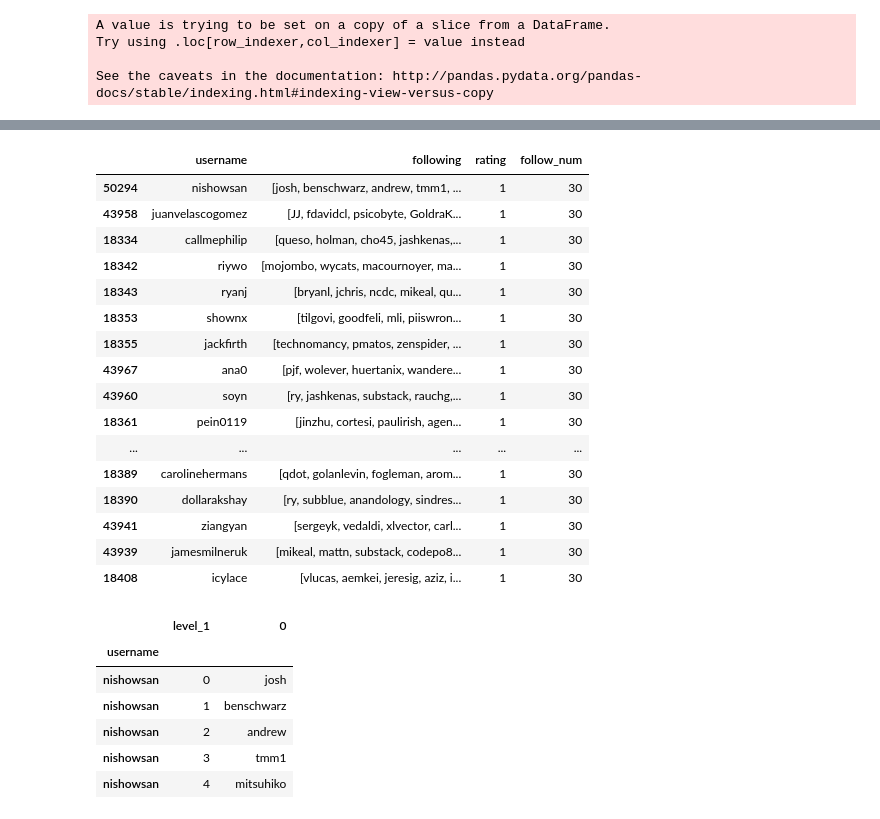
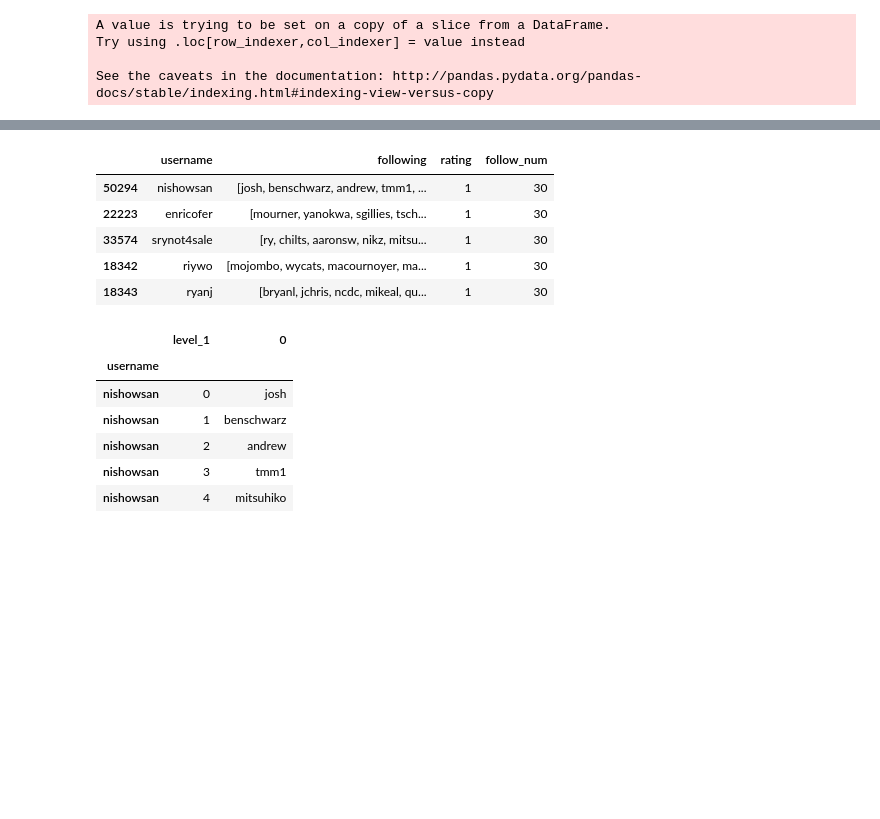
Before and after one commit to alexpfox/github_recommender, a Jupyter notebook: reshape_data.ipynb, the cells around one changed output, grey strips where cells are left out. Saved outputs shown, nothing was run; the diff lists cells and outputs as text; code cells hidden in the pictures; blank space fills up the shorter version.

```diff
--- a/reshape_data.ipynb
+++ b/reshape_data.ipynb
@@ -148,22 +166,14 @@ new_df.head(20)
 # %%
 new_df = new_df.sort_values('follow_num', ascending=False)
-new_df.head(20)
+
+# Create sample of top users to find out if surprise works at all
+top_1000 = new_df.head(1000)
+top_1000.head()
 # %% [output]
 |  | username | following | rating | follow_num |
 | 50294 | nishowsan | [josh, benschwarz, andrew, tmm1, ... | 1 | 30 |
-| 43958 | juanvelascogomez | [JJ, fdavidcl, psicobyte, GoldraK... | 1 | 30 |
-| 18334 | callmephilip | [queso, holman, cho45, jashkenas,... | 1 | 30 |
+| 22223 | enricofer | [mourner, yanokwa, sgillies, tsch... | 1 | 30 |
+| 33574 | srynot4sale | [ry, chilts, aaronsw, nikz, mitsu... | 1 | 30 |
 | 18342 | riywo | [mojombo, wycats, macournoyer, ma... | 1 | 30 |
 | 18343 | ryanj | [bryanl, jchris, ncdc, mikeal, qu... | 1 | 30 |
-| 18353 | shownx | [tilgovi, goodfeli, mli, piiswron... | 1 | 30 |
-| 18355 | jackfirth | [technomancy, pmatos, zenspider, ... | 1 | 30 |
-| 43967 | ana0 | [pjf, wolever, huertanix, wandere... | 1 | 30 |
-| 43960 | soyn | [ry, jashkenas, substack, rauchg,... | 1 | 30 |
-| 18361 | pein0119 | [jinzhu, cortesi, paulirish, agen... | 1 | 30 |
-| ... | ... | ... | ... | ... |
-| 18389 | carolinehermans | [qdot, golanlevin, fogleman, arom... | 1 | 30 |
-| 18390 | dollarakshay | [ry, subblue, anandology, sindres... | 1 | 30 |
-| 43941 | ziangyan | [sergeyk, vedaldi, xlvector, carl... | 1 | 30 |
-| 43939 | jamesmilneruk | [mikeal, mattn, substack, codepo8... | 1 | 30 |
-| 18408 | icylace | [vlucas, aemkei, jeresig, aziz, i... | 1 | 30 |
 # %%
```
Also changed, not shown: parts of 33 cells of this notebook, 1 other file.
